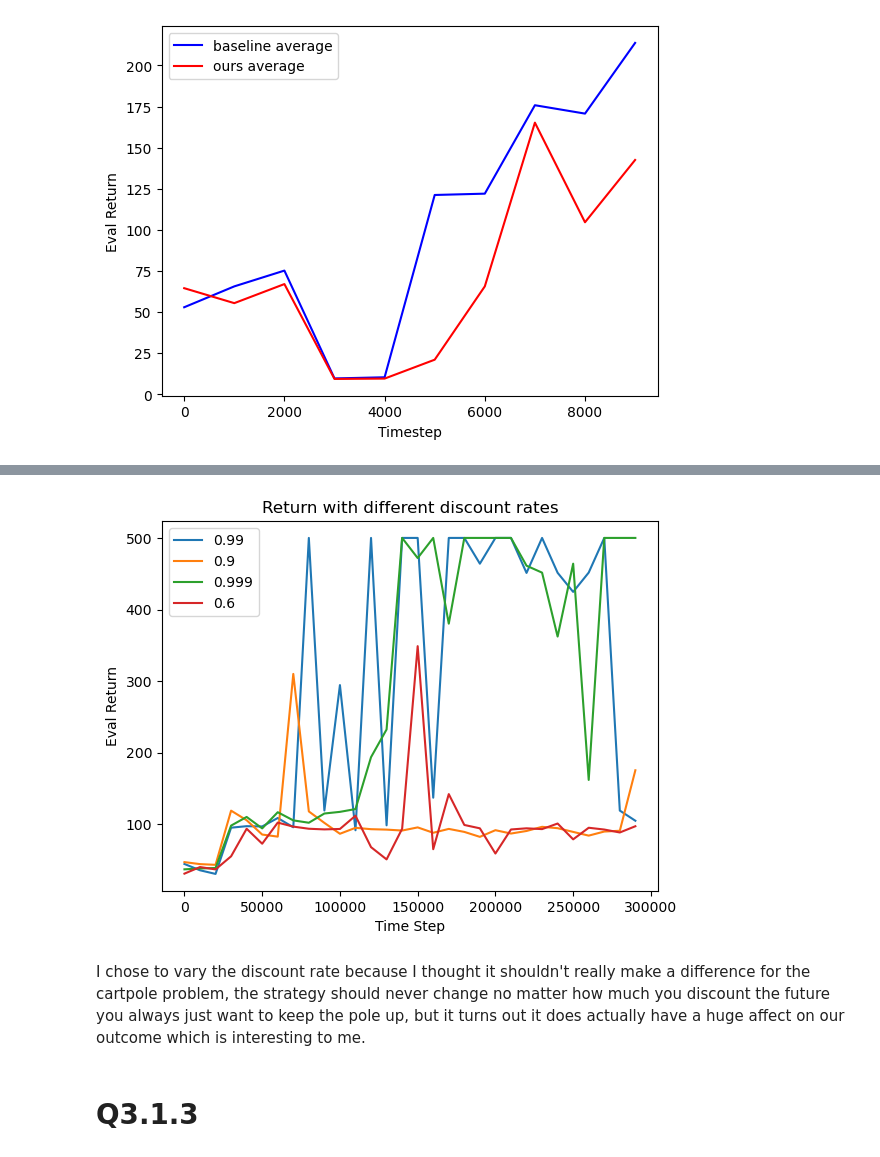
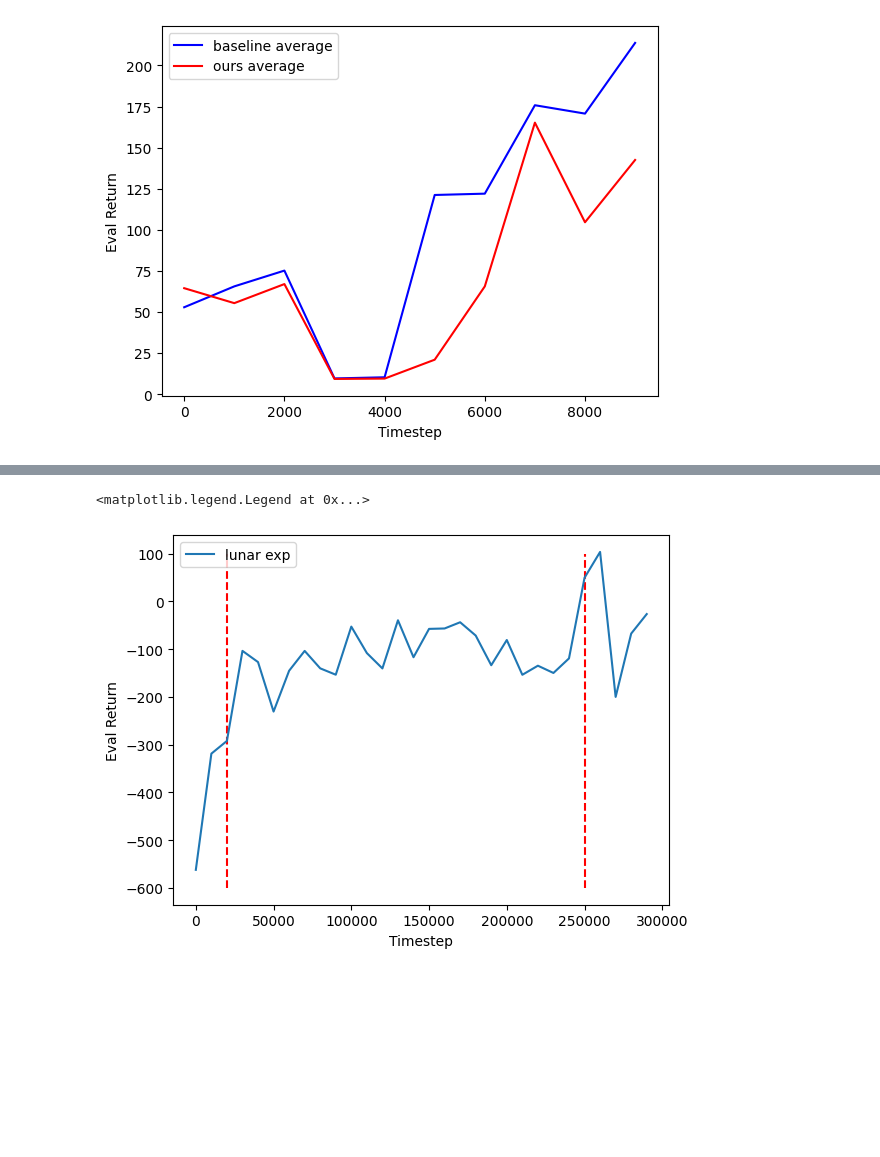
Before and after one commit to Nimsi123/CS285Project, a Jupyter notebook: hw3/plotter.ipynb, the cells around one changed output, grey strips where cells are left out. Saved outputs shown, nothing was run; the diff lists cells and outputs as text; code cells hidden in the pictures; blank space fills up the shorter version.

```diff
--- a/hw3/plotter.ipynb
+++ b/hw3/plotter.ipynb
@@ -36,7 +43,7 @@ def plot(log_file, value='Eval_AverageReturn'):
 # %%
 # Do not run, this will mess up the indices used later
 experiment_paths = sorted([os.path.join("data_exp", filename) for filename in os.listdir("data_exp")])
-baseline_paths = sorted([os.path.join("data", filename) for filename in os.listdir("data")])
+baseline_paths = sorted([os.path.join("data_baseline", filename) for filename in os.listdir("data_baseline")])
 # %%
 print(len(experiment_paths))
 print(len(baseline_paths))
@@ -172,13 +115,0 @@ I think the double DQN does better because the policy isn't fooled by the (posti
-# %%
-pacman_path = experiment_paths[12]
-for f in os.listdir(pacman_path):
-    pacman_file = os.path.join(pacman_path, f)
-x, y = load_data(pacman_file, 'train_return', data = None)
-plt.plot(x,y, label = 'train_return')
-plt.xlabel('time step')
-plt.ylabel('return')
-plt.title('Pacman Train vs Eval Return')
-x, y = load_data(pacman_file, 'eval_return', data = None)
-plt.plot(x,y, label = 'eval_return')
-plt.legend()
-plt.show()
@@ -198,20 +190,15 @@ cartpole_files
 # %%
-cartpole_paths = experiment_paths[3:7]
-cartpole_files = []
-for c in cartpole_paths:
-    for f in os.listdir(c):
-        cartpole_files.append(os.path.join(c,f))
-discounts = ['0.99', '0.9', '0.999', '0.6']
-for i, f in enumerate(cartpole_files):
-    x, y = load_data(f, value = "eval_return", data = None)
-    plt.plot(x,y,label = discounts[i])
-plt.xlabel('Time Step')
-plt.ylabel('Eval Return')
-plt.title('Return with different discount rates')
-plt.legend();
+final_paths = sorted([os.path.join("data", filename) for filename in os.listdir("data")])
+
+p = final_paths[0]
+plt.vlines((250000, 20000), -600, 100, colors="r", linestyles="dashed")
+for f in os.listdir(p):
+    data_file = os.path.join(p, f)
+    x, y = load_data(data_file, value = "eval_return", data = None)
+    plt.plot(x,y, label="lunar exp")
+plt.xlabel("Timestep")
+plt.ylabel("Eval Return")
+plt.legend()
 # %% [output]
+<matplotlib.legend.Legend at 0x...>
-[figure, old version]
+[figure, new version]
-# %% [markdown]
-I chose to vary the discount rate because I thought it shouldn't really make a difference for the cartpole problem, the strategy should never change no matter how much you discount the future you always just want to keep the pole up, but it turns out it does actually have a huge affect on our outcome which is interesting to me.
-# %% [markdown]
-# Q3.1.3
```
Also changed, not shown: parts of 25 cells of this notebook, 24 other files.
